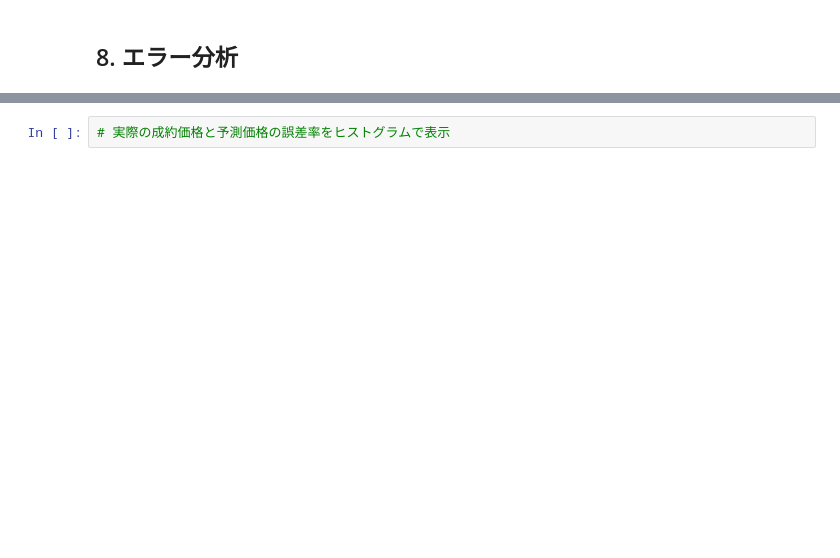
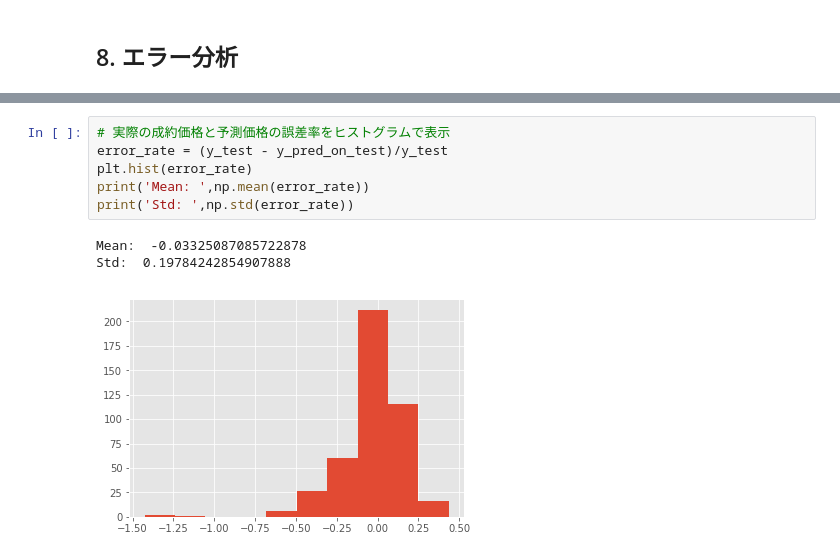
Before and after one commit to kojima0/python1, a Jupyter notebook: Assignment2.ipynb, the cells around one changed output, grey strips where cells are left out. Cells and saved outputs as stored; diff of their text form; blank space fills up the shorter version.

```diff
--- a/Assignment2.ipynb
+++ b/Assignment2.ipynb
@@ -138,2 +174,10 @@ def get_gfs_feature_indices(X, y, features, clf):
-# %%
-# 実際の成約価格と予測価格の誤差率をヒストグラムで表示
+# %%
+# 実際の成約価格と予測価格の誤差率をヒストグラムで表示
+error_rate = (y_test - y_pred_on_test)/y_test
+plt.hist(error_rate)
+print('Mean: ',np.mean(error_rate))
+print('Std: ',np.std(error_rate))
+# %% [output]
+Mean:  -0.03325087085722878
+Std:  0.19784242854907888
+[figure, added]
```
Also changed, not shown: parts of 10 cells of this notebook.
